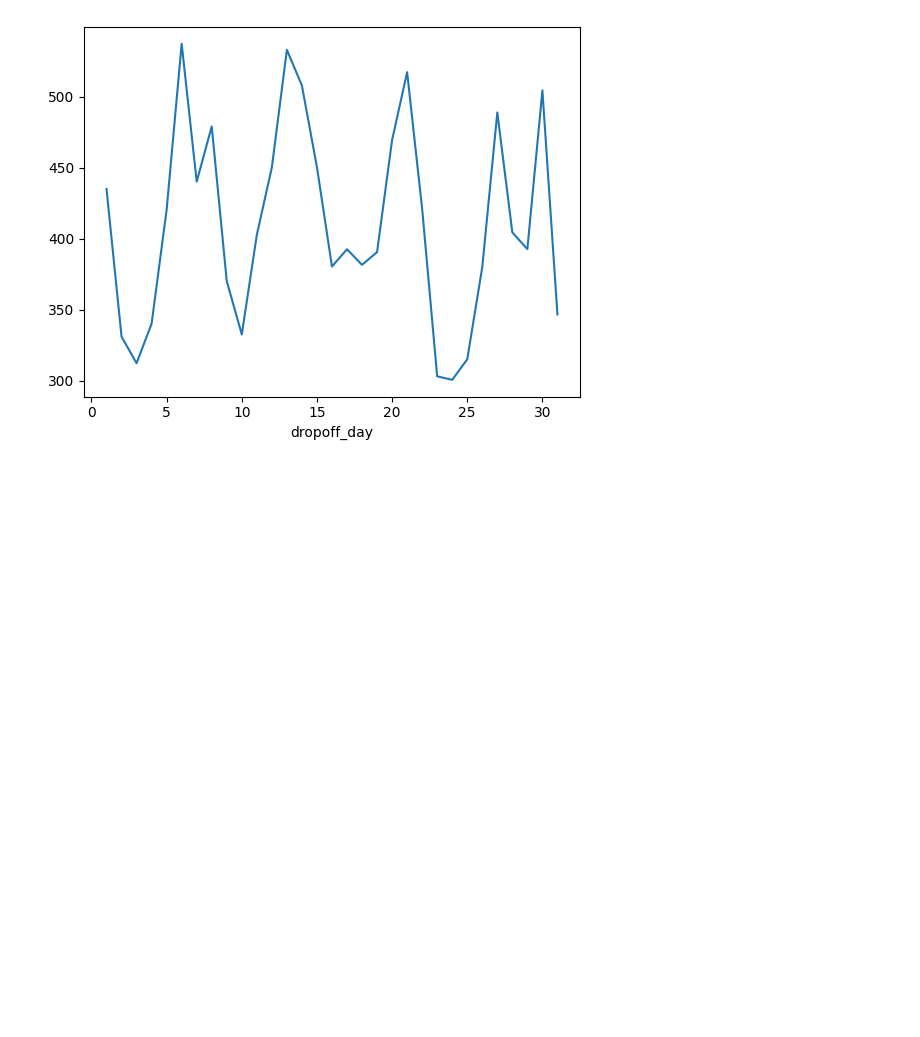
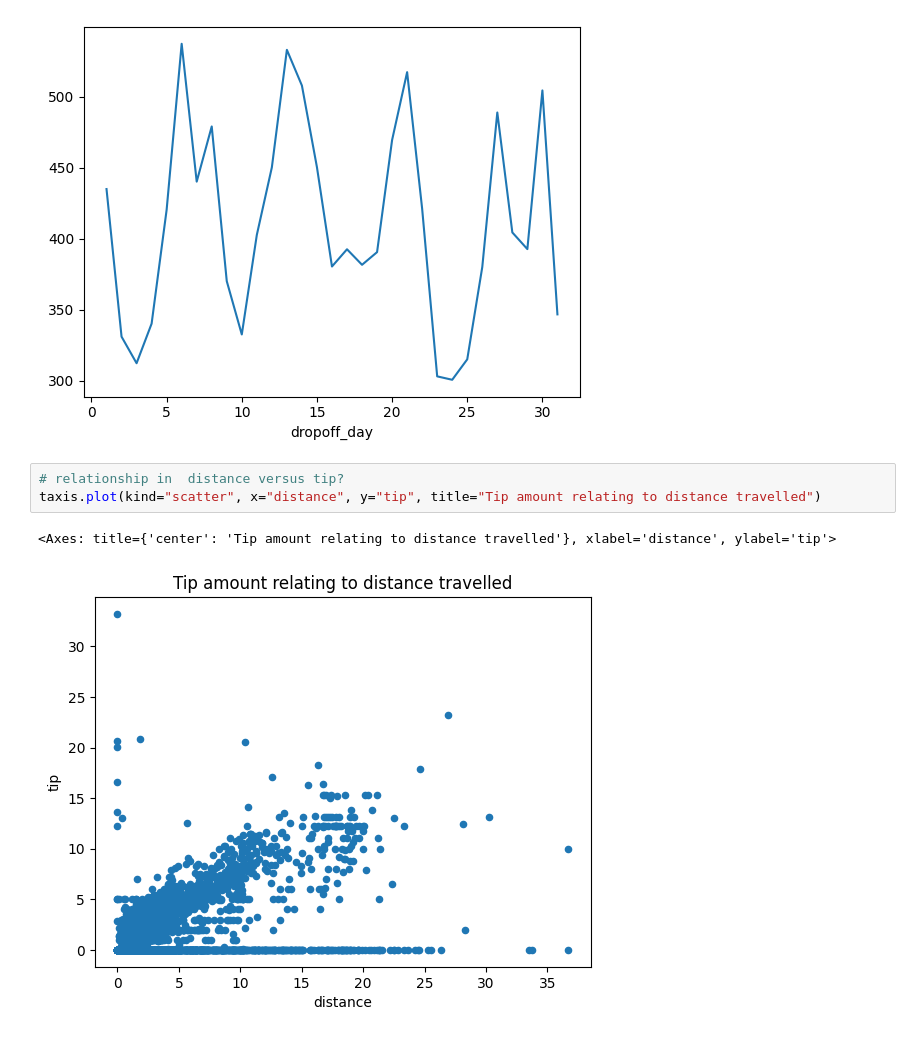
Before and after one commit to r-leyshon/py-pandas, a Jupyter notebook: data-manipulation/04-pd-plot.ipynb, the cells around one changed output. Drawn from its saved outputs; the diff is of its cells as text; blank space fills up the shorter version.

Commit message:
Scatter charts

```diff
--- a/data-manipulation/04-pd-plot.ipynb
+++ b/data-manipulation/04-pd-plot.ipynb
@@ -56,3 +56,9 @@ fares_by_day_of_month.plot(kind="line")
 # %% [output]
 <Axes: xlabel='dropoff_day'>
 [figure]
+# %%
+# relationship in  distance versus tip?
+taxis.plot(kind="scatter", x="distance", y="tip", title="Tip amount relating to distance travelled")
+# %% [output]
+<Axes: title={'center': 'Tip amount relating to distance travelled'}, xlabel='distance', ylabel='tip'>
+[figure, added]
```
Also changed, not shown: parts of 1 cell of this notebook.
